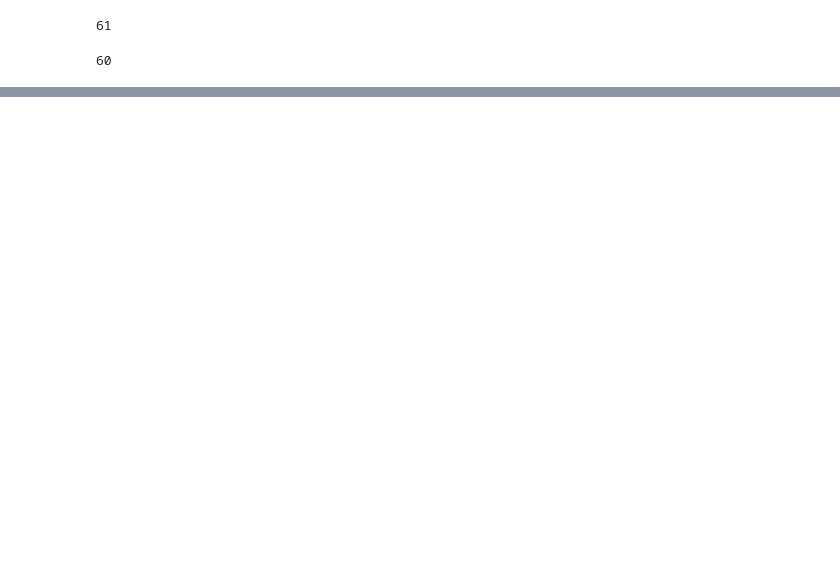
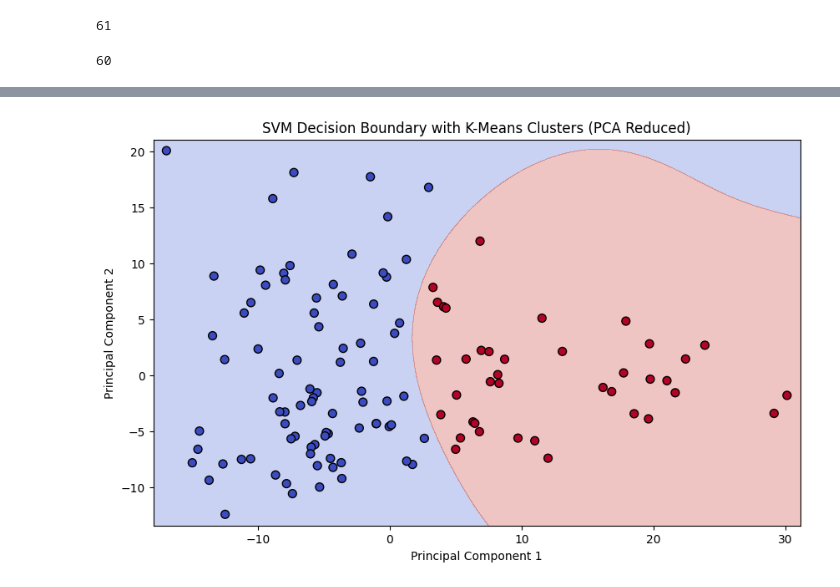
Before and after one commit to Bishara10/EEG-Classification, a Jupyter notebook: EEG_Classification.ipynb, the cells around one changed output, grey strips where cells are left out. Drawn from its saved outputs; the diff is of its cells as text; code cells hidden in the pictures; blank space fills up the shorter version.

```diff
--- a/EEG_Classification.ipynb
+++ b/EEG_Classification.ipynb
@@ -264,0 +254,35 @@ plt.show()
+# %%
+import numpy as np
+import matplotlib.pyplot as plt
+from sklearn.svm import SVC
+from sklearn.metrics import accuracy_score, classification_report
+from sklearn.decomposition import PCA
+
+# Assuming X_scaled is your scaled feature matrix from earlier
+# and cluster_labels are the labels obtained from K-Means
+# Apply PCA to reduce the dimensionality for visualization
+pca = PCA(n_components=2)
+X_pca = pca.fit_transform(X_scaled)
+
+# Train an SVM model on the PCA-reduced data
+svm_classifier = SVC(kernel='rbf', random_state=42)
+svm_classifier.fit(X_pca, cluster_labels)
+
+# Predict the SVM decision boundary
+h = .02  # Step size in the mesh
+x_min, x_max = X_pca[:, 0].min() - 1, X_pca[:, 0].max() + 1
+y_min, y_max = X_pca[:, 1].min() - 1, X_pca[:, 1].max() + 1
+xx, yy = np.meshgrid(np.arange(x_min, x_max, h), np.arange(y_min, y_max, h))
+Z = svm_classifier.predict(np.c_[xx.ravel(), yy.ravel()])
+Z = Z.reshape(xx.shape)
+
+# Plot the decision boundary and the original PCA clusters
+plt.figure(figsize=(10, 6))
+plt.contourf(xx, yy, Z, alpha=0.3, cmap='coolwarm')
+plt.scatter(X_pca[:, 0], X_pca[:, 1], c=cluster_labels, cmap='coolwarm', edgecolor='k', s=50)
+plt.title("SVM Decision Boundary with K-Means Clusters (PCA Reduced)")
+plt.xlabel("Principal Component 1")
+plt.ylabel("Principal Component 2")
+plt.show()
+# %% [output]
+[figure, added]
```
Also changed, not shown: parts of 27 cells of this notebook.
